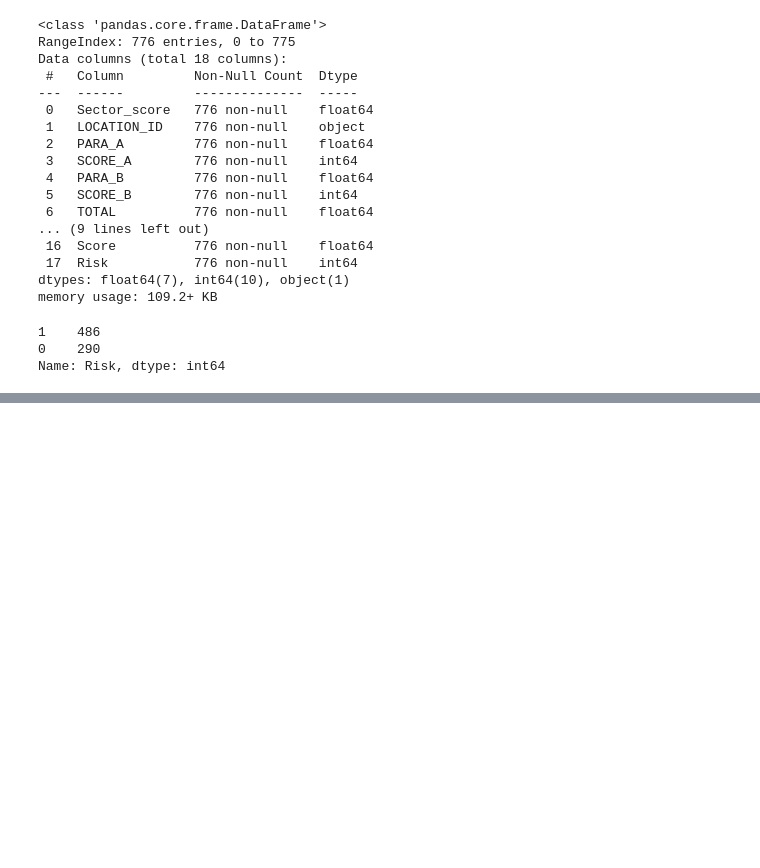
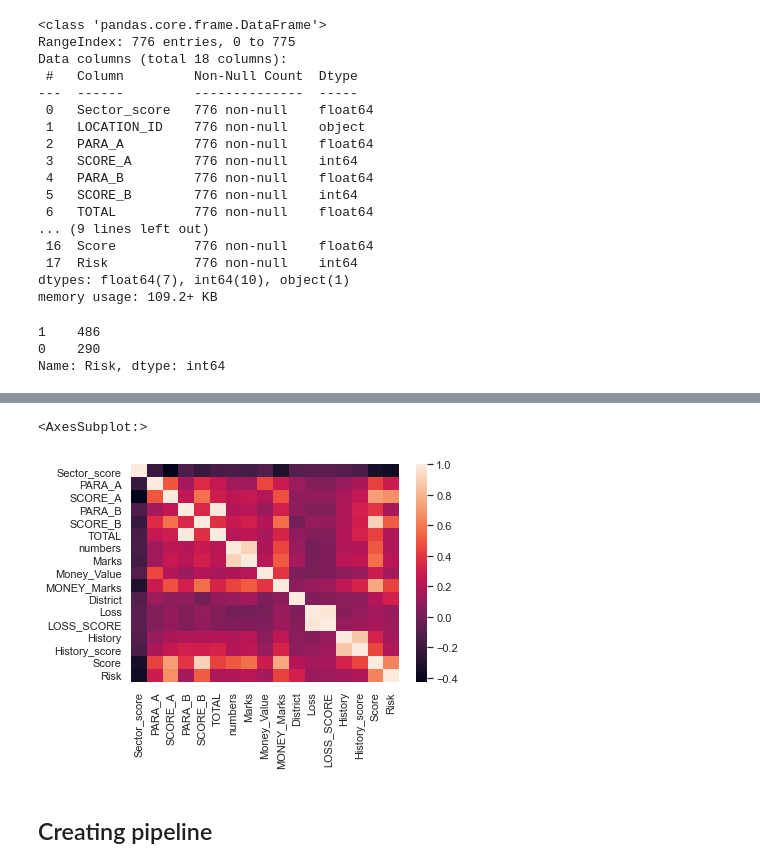
Before and after one commit to MohdIstiaqHossainJunaid/Mohd-Istiaq-Hossain-Junaid-1821577642_CSE445_Spring-21, a Jupyter notebook: Problem 1/Audit Task.ipynb, the cells around one changed output, grey strips where cells are left out. Saved outputs shown, nothing was run; the diff lists cells and outputs as text; code cells hidden in the pictures; blank space fills up the shorter version.

```diff
--- a/Problem 1/Audit Task.ipynb
+++ b/Problem 1/Audit Task.ipynb
@@ -95,0 +107,8 @@ NameError: name 'train_indices' is not defined
+# %%
+
+sns.heatmap(audit.corr())
+# %% [output]
+<AxesSubplot:>
+[figure, added]
+# %% [markdown]
+## Creating pipeline
```
Also changed, not shown: parts of 18 cells of this notebook, 1 other file.
